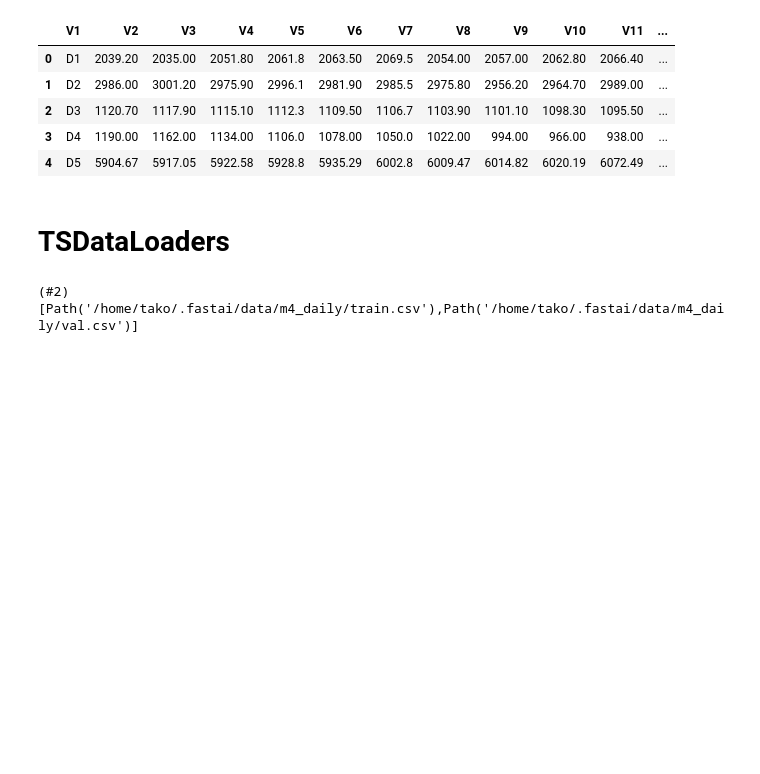
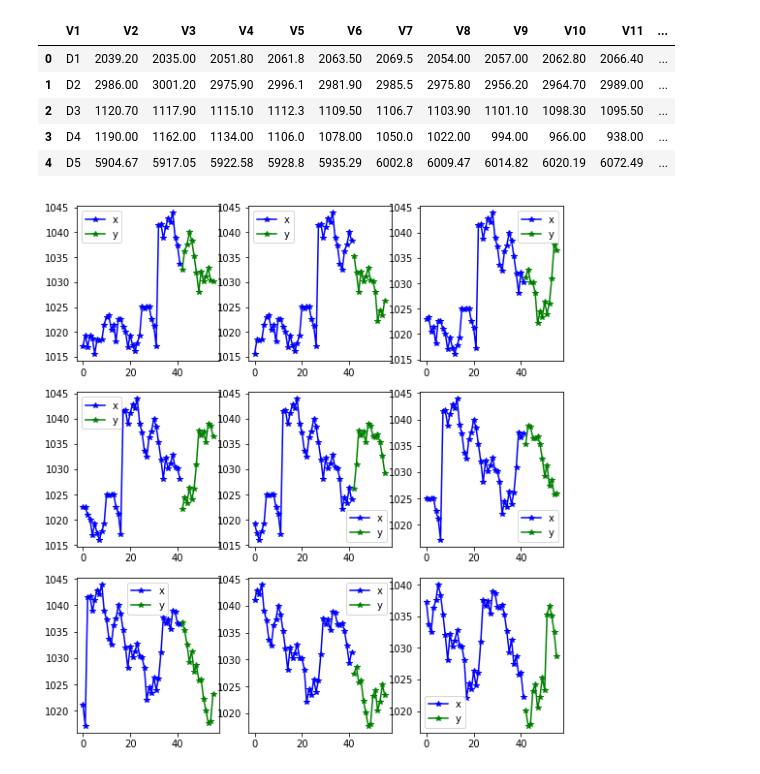
Before and after one commit to takotab/fastseq, a Jupyter notebook: nbs/02_data.load.ipynb, the cells around one changed output. Saved outputs shown, nothing was run; the diff lists cells and outputs as text; code cells hidden in the pictures; blank space fills up the shorter version.

```diff
--- a/nbs/02_data.load.ipynb
+++ b/nbs/02_data.load.ipynb
@@ -95,7 +43,7 @@ class TSDataLoader(TfmdDL):
         super().__init__(dataset=self.dataset, **kwargs)
         self.n = n
 
-    @delegates(DataLoader.new)
+    @delegates(TfmdDL.new)
     def new(self, dataset=None, cls=None, **kwargs):
         res = super().new(dataset, cls, horizon=self.horizon, lookback=self.lookback, step=self.step , **kwargs)
         res.make_ids()
@@ -136,7 +84,7 @@ class TSDataLoader(TfmdDL):
         return int(self._ids.__len__() )
 
     def shuffle_fn(self, idxs):
-        self.dataset.shuffle()
+#         self.dataset.shuffle()
         return idxs
 
     def get_id(self, idx):
@@ -273,7 +222,7 @@ from fastseq.core import *
 from fastai2.basics import *
 # %%
 path = untar_data(URLs.m4_daily)
-df_train = pd.read_csv(path/'train.csv',nrows=100)
+df_train = pd.read_csv(path/'train.csv',nrows=10)
 df_test = pd.read_csv(path/'val.csv')
 df_test.head()
 # %% [output]
@@ -286,17 +235,11 @@ df_test.head()
 # %%
 horizon = 14
 lookback = 128
 
 items = ts_lists(df_train.iloc[:,1:].values)
 splits = RandomSplitter()(items)
 
-dsrc = Datasets(items, splits=splits, dl_type=TSDataLoader)
+dl = TSDataLoader(items, horizon = 14, lookback = 42, step=5)
+dl.show_batch()
+# %% [output]
+[figure, added]
-# %% [markdown]
-# TSDataLoaders
-# %%
-from fastseq.data.external import *
-from fastai2.basics import *
-path = untar_data(URLs.m4_daily)
-path.ls()
-# %% [output]
-(#2) [Path('/home/tako/.fastai/data/m4_daily/train.csv'),Path('/home/tako/.fastai/data/m4_daily/val.csv')]
```
Also changed, not shown: parts of 24 cells of this notebook, 9 other files.
